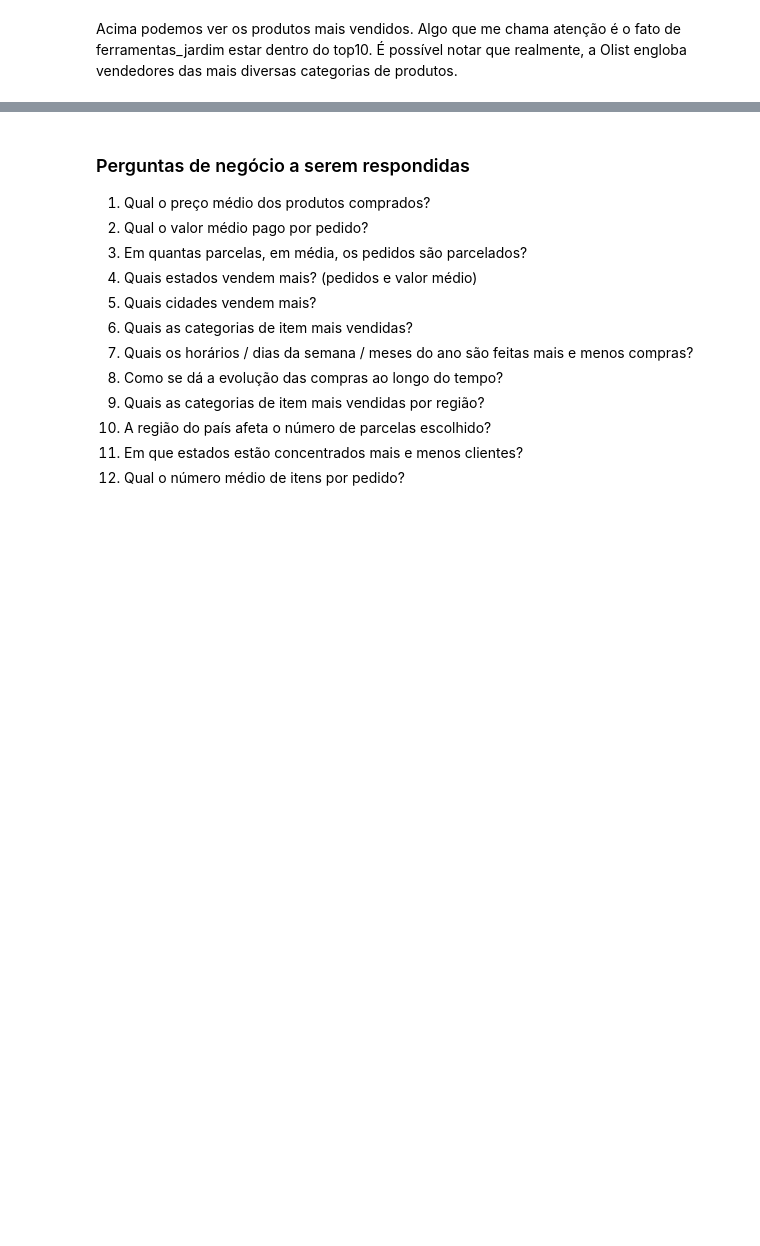
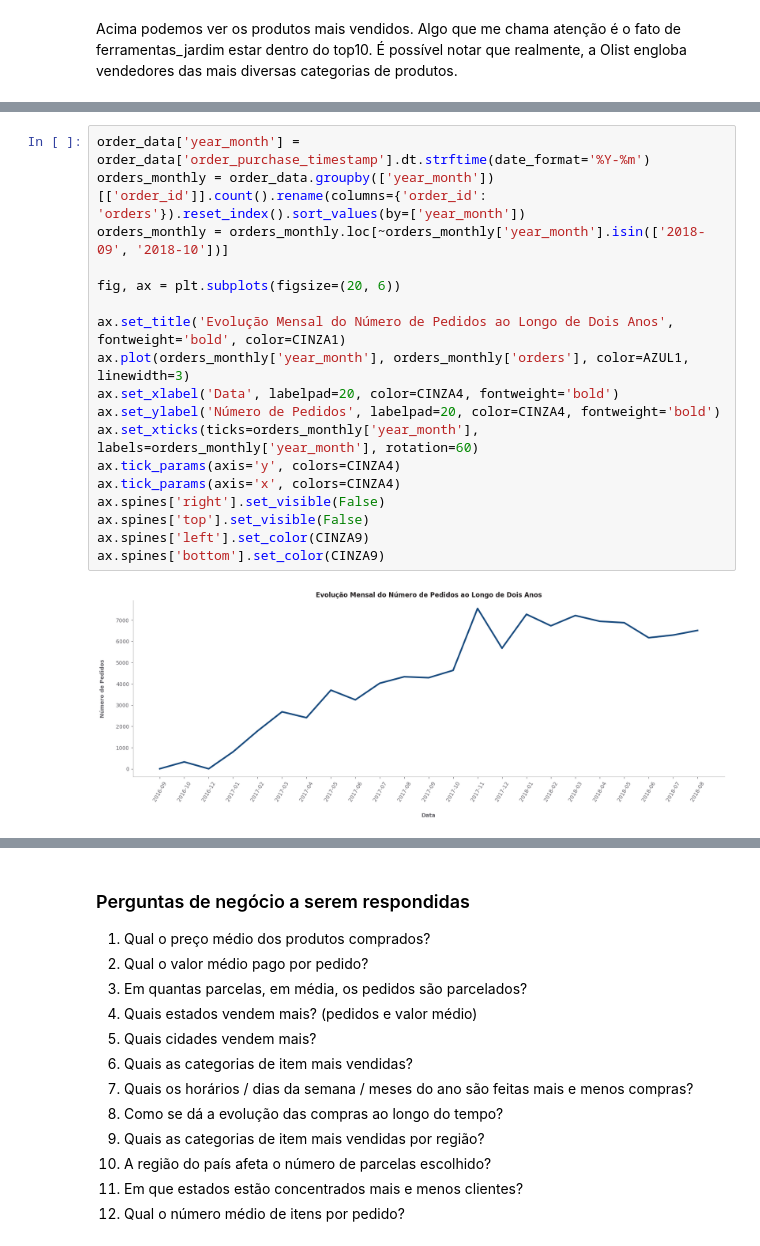
Before and after one commit to allmeidaapedro/Olist-Analysis, a Jupyter notebook: eda.ipynb, the cells around one changed output, grey strips where cells are left out. Saved outputs shown, nothing was run; the diff lists cells and outputs as text; blank space fills up the shorter version.

```diff
--- a/eda.ipynb
+++ b/eda.ipynb
@@ -636,0 +637,20 @@ Acima podemos ver os produtos mais vendidos. Algo que me chama atenção é o fa
+# %%
+order_data['year_month'] = order_data['order_purchase_timestamp'].dt.strftime(date_format='%Y-%m')
+orders_monthly = order_data.groupby(['year_month'])[['order_id']].count().rename(columns={'order_id': 'orders'}).reset_index().sort_values(by=['year_month'])
+orders_monthly = orders_monthly.loc[~orders_monthly['year_month'].isin(['2018-09', '2018-10'])]
+
+fig, ax = plt.subplots(figsize=(20, 6))
+
+ax.set_title('Evolução Mensal do Número de Pedidos ao Longo de Dois Anos', fontweight='bold', color=CINZA1)
+ax.plot(orders_monthly['year_month'], orders_monthly['orders'], color=AZUL1, linewidth=3)
+ax.set_xlabel('Data', labelpad=20, color=CINZA4, fontweight='bold')
+ax.set_ylabel('Número de Pedidos', labelpad=20, color=CINZA4, fontweight='bold')
+ax.set_xticks(ticks=orders_monthly['year_month'], labels=orders_monthly['year_month'], rotation=60)
+ax.tick_params(axis='y', colors=CINZA4)
+ax.tick_params(axis='x', colors=CINZA4)
+ax.spines['right'].set_visible(False)
+ax.spines['top'].set_visible(False)
+ax.spines['left'].set_color(CINZA9)
+ax.spines['bottom'].set_color(CINZA9)
+# %% [output]
+[figure, added]
```
Also changed, not shown: parts of 22 cells of this notebook.
